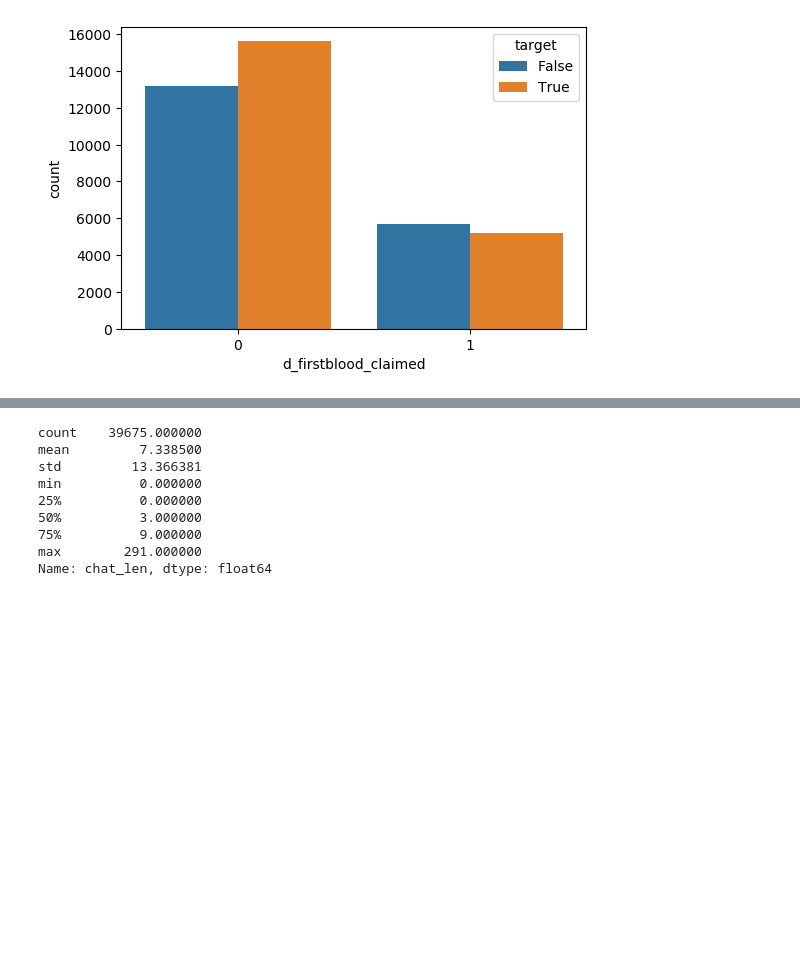
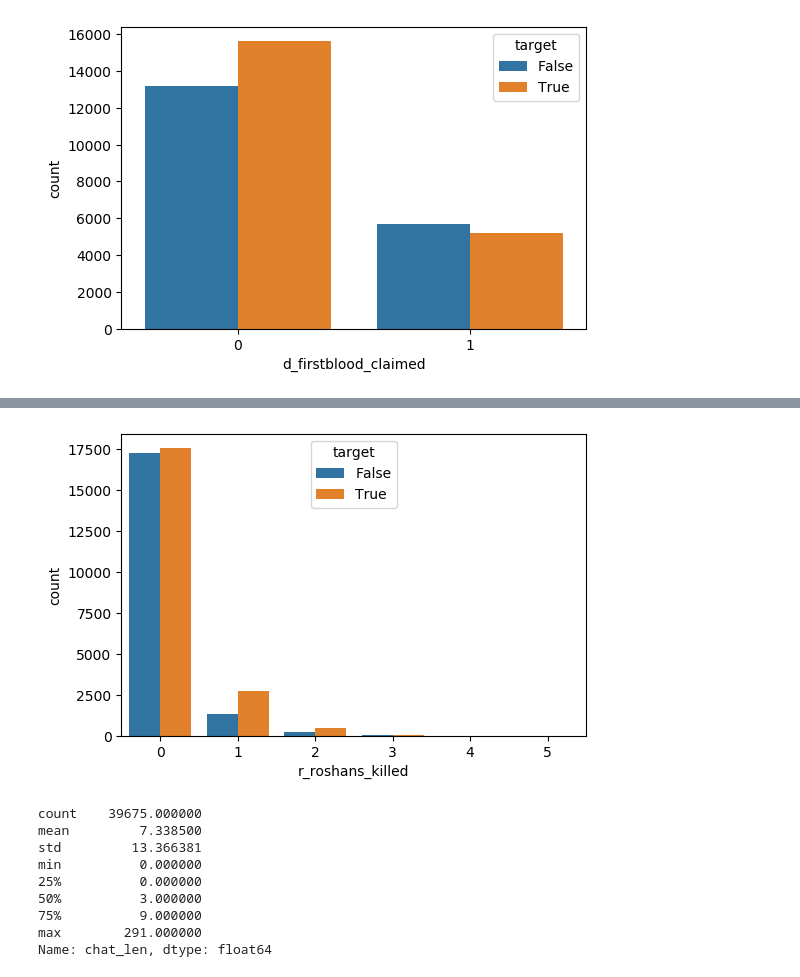
Before and after one commit to tankonst/game_winner_binary_classifier, a Jupyter notebook: EDA_mb.ipynb, the cells around one changed output, grey strips where cells are left out. Drawn from its saved outputs; the diff is of its cells as text; code cells hidden in the pictures; blank space fills up the shorter version.

```diff
--- a/EDA_mb.ipynb
+++ b/EDA_mb.ipynb
@@ -105,3 +139,7 @@ sns.countplot(x="d_firstblood_claimed", hue="target", data=new_features);
+# %%
+sns.countplot(x="r_roshans_killed", hue="target", data=new_features);
+# %% [output]
+[figure, added]
 # %%
 #train_X.hist(figsize = (25,80),layout = (50,5), bins=10)
 #plt.tight_layout()
```
Also changed, not shown: parts of 5 cells of this notebook.
